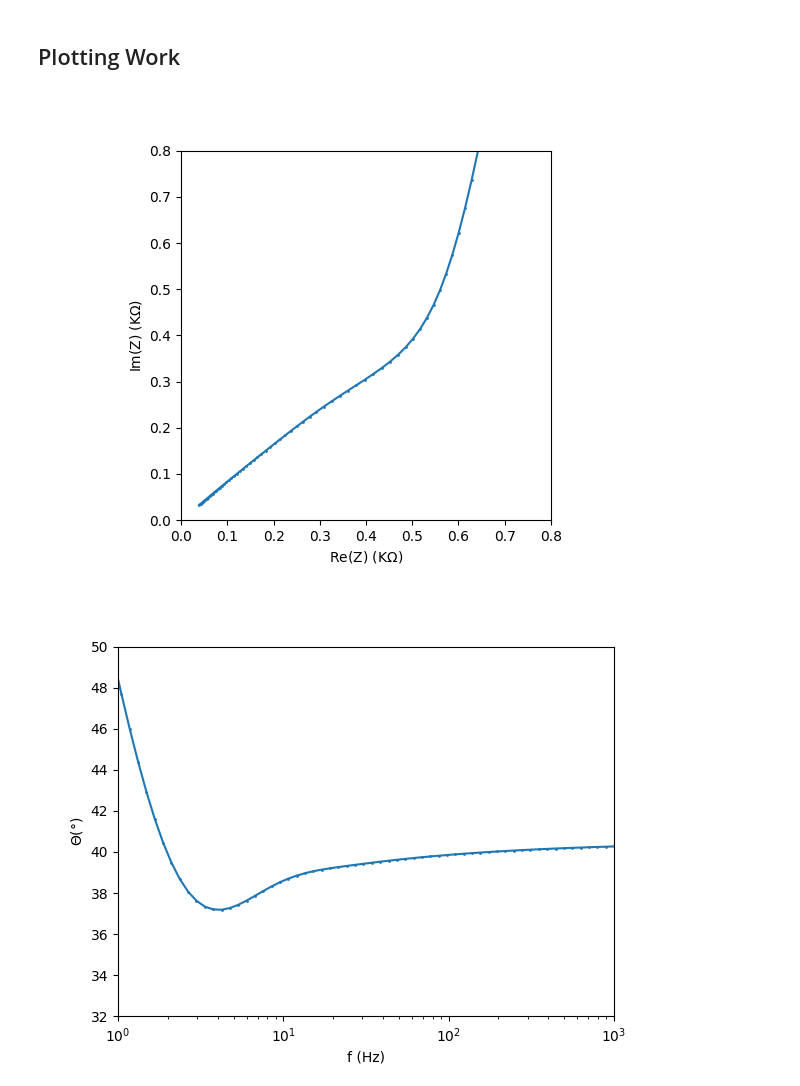
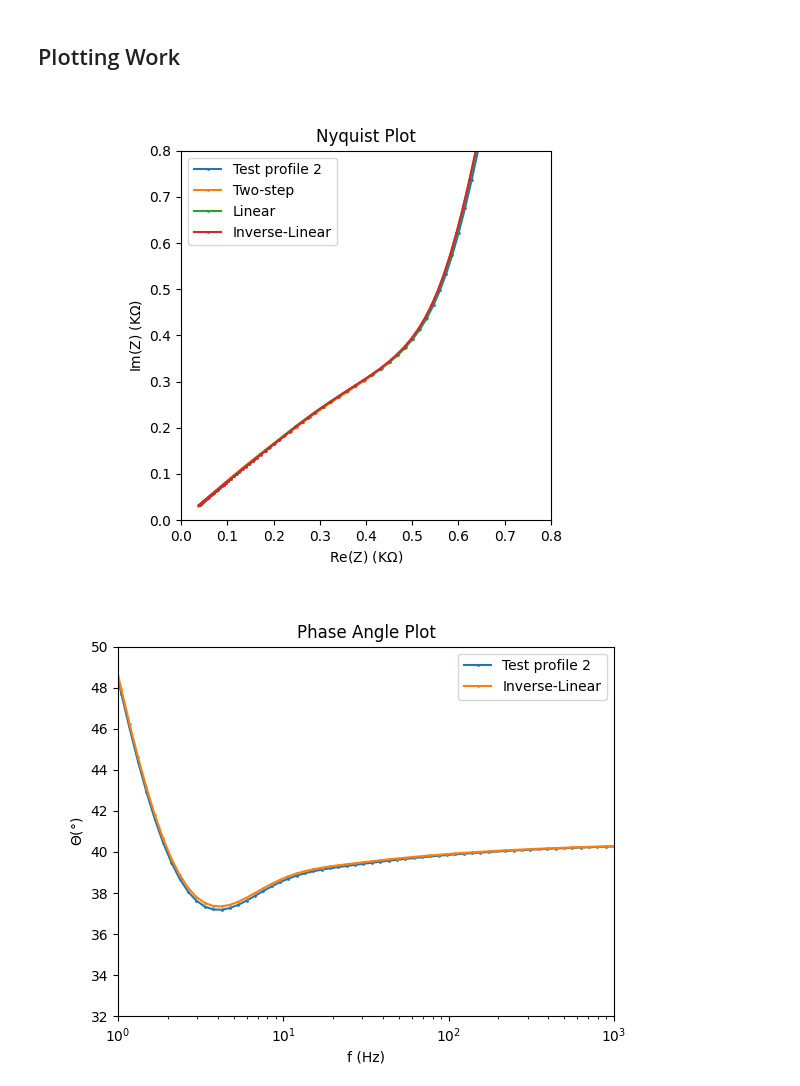
Before and after one commit to Yugal0/fitting-gen-arbitrary-eis, a Jupyter notebook: main_prof_2.ipynb, the cells around one changed output. Drawn from its saved outputs; the diff is of its cells as text; code cells hidden in the pictures.

```diff
--- a/main_prof_2.ipynb
+++ b/main_prof_2.ipynb
@@ -235,39 +236,49 @@ mp.dps=30
 # %%
 fig, ax=plt.subplots()
 ax.plot(np.real(z_arbi)/1000,-np.imag(z_arbi)/1000,label="Test profile 2",marker=".",ms=2)
-# ax.plot(np.real(z_two)/1000,-np.imag(z_two)/1000,label="Two-step",marker=".",ms=2)
-# ax.plot(np.real(z_lin)/1000,-np.imag(z_lin)/1000,label="Linear",marker=".",ms=2)
-# ax.plot(np.real(z_ilin)/1000,-np.imag(z_ilin)/1000,label="Inverse-Linear",marker=".",ms=2)
+# ax.plot(np.real(z_arbi)/1000,-np.imag(z_arbi)/1000,marker=".",ms=2)
+ax.plot(np.real(z_two)/1000,-np.imag(z_two)/1000,label="Two-step",marker=".",ms=2)
+ax.plot(np.real(z_lin)/1000,-np.imag(z_lin)/1000,label="Linear",marker=".",ms=2)
+ax.plot(np.real(z_ilin)/1000,-np.imag(z_ilin)/1000,label="Inverse-Linear",marker=".",ms=2)
 # ax.plot(np.real(z_lin)/1000,-np.imag(z_lin)/1000)
 ax.set_aspect("equal")
 ax.set_xlabel("Re(Z) (K$\Omega)$")
 ax.set_ylabel("Im(Z) (K$\Omega)$")
 ax.set_xlim(0,0.8)
 ax.set_ylim(0,0.8)
-# ax.legend()
+ax.legend()
+ax.set_title("Nyquist Plot")
 # fig.savefig("nyq_prof2.png",dpi=400)
-fig.savefig("nyq_prof2.png",dpi=500)
+# fig.savefig("nyq_prof2.png",dpi=500)
+fig.savefig("figs2/nyq_fit_all_prof2.png",dpi=500)
+# fig.savefig("figs2/nyq_prof2_demo.png",dpi=500)
+# fig.savefig("figs2/nyq_prof2_invlin_fit.png",dpi=500)
 # ax.set_aspect("equal")
 # ax.legend()
 # ax.xaxis.set_minor_locator(MultipleLocator(0.1))
 # ax.grid(True)
 
 fig2, ax2=plt.subplots()
 ax2.plot(np.logspace(-2,3,100),-np.angle(z_arbi,deg=True),marker=".",label="Test profile 2",ms=2)
+# ax2.plot(np.logspace(-2,3,100),-np.angle(z_arbi,deg=True),marker=".",ms=2)
 # ax2.plot(np.logspace(-2,3,100),-np.angle(z_two,deg=True),marker=".",label="Two-step",ms=2)
 # ax2.plot(np.logspace(-2,3,100),-np.angle(z_lin,deg=True),marker=".",label="Linear",ms=2)
-# ax2.plot(np.logspace(-2,3,100),-np.angle(z_ilin,deg=True),marker=".",label="Inverse-Linear",ms=2)
-# ax2.legend()
+ax2.plot(np.logspace(-2,3,100),-np.angle(z_ilin,deg=True),marker=".",label="Inverse-Linear",ms=2)
+ax2.legend()
 # axx.yaxis.set_minor_locator(MultipleLocator(0.5))
 ax2.set_ylabel("$\Theta (\degree)$")
 ax2.set_xlabel("f (Hz)")
 ax2.set_xscale("log")
 ax2.set_ylim(32,50)
 ax2.set_xlim(1,1e3)
+ax2.set_title("Phase Angle Plot")
 # ax2.grid(True)
 # fig2.savefig("bode_prof2.png",dpi=400)
-fig2.savefig("bode_prof2.png",dpi=500)
+# fig2.savefig("bode_prof2.png",dpi=500)
+# fig2.savefig("figs2/bode_fit_all_prof2.png",dpi=500)
+# fig2.savefig("figs2/bode_prof2_demo.png",dpi=500)
+fig2.savefig("figs2/bode_prof2_invlin_fit.png",dpi=500)
 # print(0.9*45-np.min(-np.angle(z,deg=True)))
 # %% [output]
-[figure, old version]
+[figure, new version]
-[figure, old version]
+[figure, new version]
```
Also changed, not shown: parts of 3 cells of this notebook, 26 other files.
